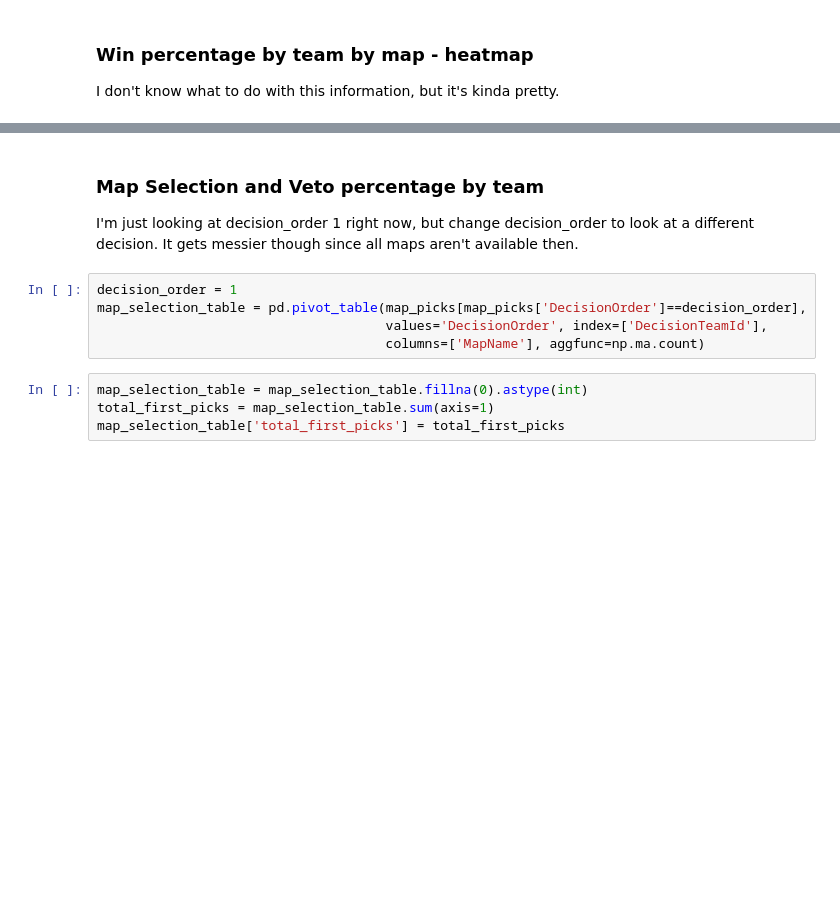
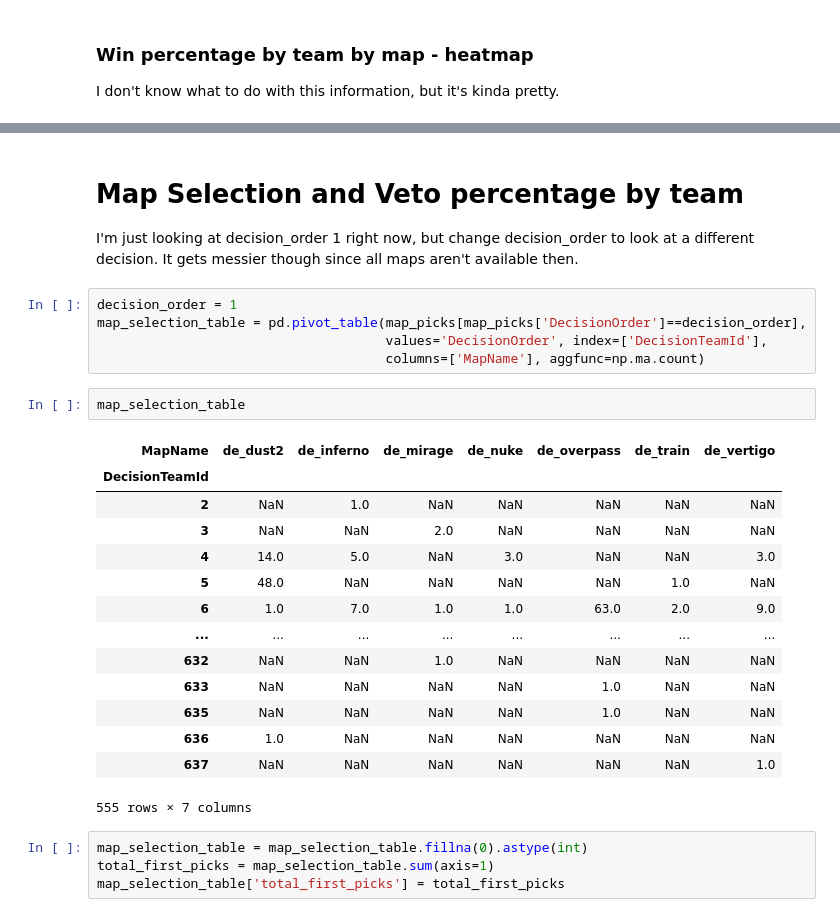
Before and after one commit to guidopetri/csgo-map-bandits, a Jupyter notebook: csgo_eda_michael.ipynb, the cells around one changed output, grey strips where cells are left out. Cells and saved outputs as stored; diff of their text form; blank space fills up the shorter version.

```diff
--- a/csgo_eda_michael.ipynb
+++ b/csgo_eda_michael.ipynb
@@ -168,11 +219,28 @@ ax = sns.heatmap(team_record[win_cols].fillna(0))
 # %% [markdown]
-### Map Selection and Veto percentage by team
+# Map Selection and Veto percentage by team
 I'm just looking at decision_order 1 right now, but change decision_order to look at a different decision. It gets messier though since all maps aren't available then.
 # %%
 decision_order = 1
 map_selection_table = pd.pivot_table(map_picks[map_picks['DecisionOrder']==decision_order],
                                      values='DecisionOrder', index=['DecisionTeamId'],
                                      columns=['MapName'], aggfunc=np.ma.count)
+# %%
+map_selection_table
+# %% [output]
+| MapName | de_dust2 | de_inferno | de_mirage | de_nuke | de_overpass | de_train | de_vertigo |
+| DecisionTeamId |  |  |  |  |  |  |  |
+| 2 | NaN | 1.0 | NaN | NaN | NaN | NaN | NaN |
+| 3 | NaN | NaN | 2.0 | NaN | NaN | NaN | NaN |
+| 4 | 14.0 | 5.0 | NaN | 3.0 | NaN | NaN | 3.0 |
+| 5 | 48.0 | NaN | NaN | NaN | NaN | 1.0 | NaN |
+| 6 | 1.0 | 7.0 | 1.0 | 1.0 | 63.0 | 2.0 | 9.0 |
+| ... | ... | ... | ... | ... | ... | ... | ... |
+| 632 | NaN | NaN | 1.0 | NaN | NaN | NaN | NaN |
+| 633 | NaN | NaN | NaN | NaN | 1.0 | NaN | NaN |
+| 635 | NaN | NaN | NaN | NaN | 1.0 | NaN | NaN |
+| 636 | 1.0 | NaN | NaN | NaN | NaN | NaN | NaN |
+| 637 | NaN | NaN | NaN | NaN | NaN | NaN | 1.0 |
+555 rows × 7 columns
 # %%
 map_selection_table = map_selection_table.fillna(0).astype(int)
 total_first_picks = map_selection_table.sum(axis=1)
```
Also changed, not shown: parts of 13 cells of this notebook.
